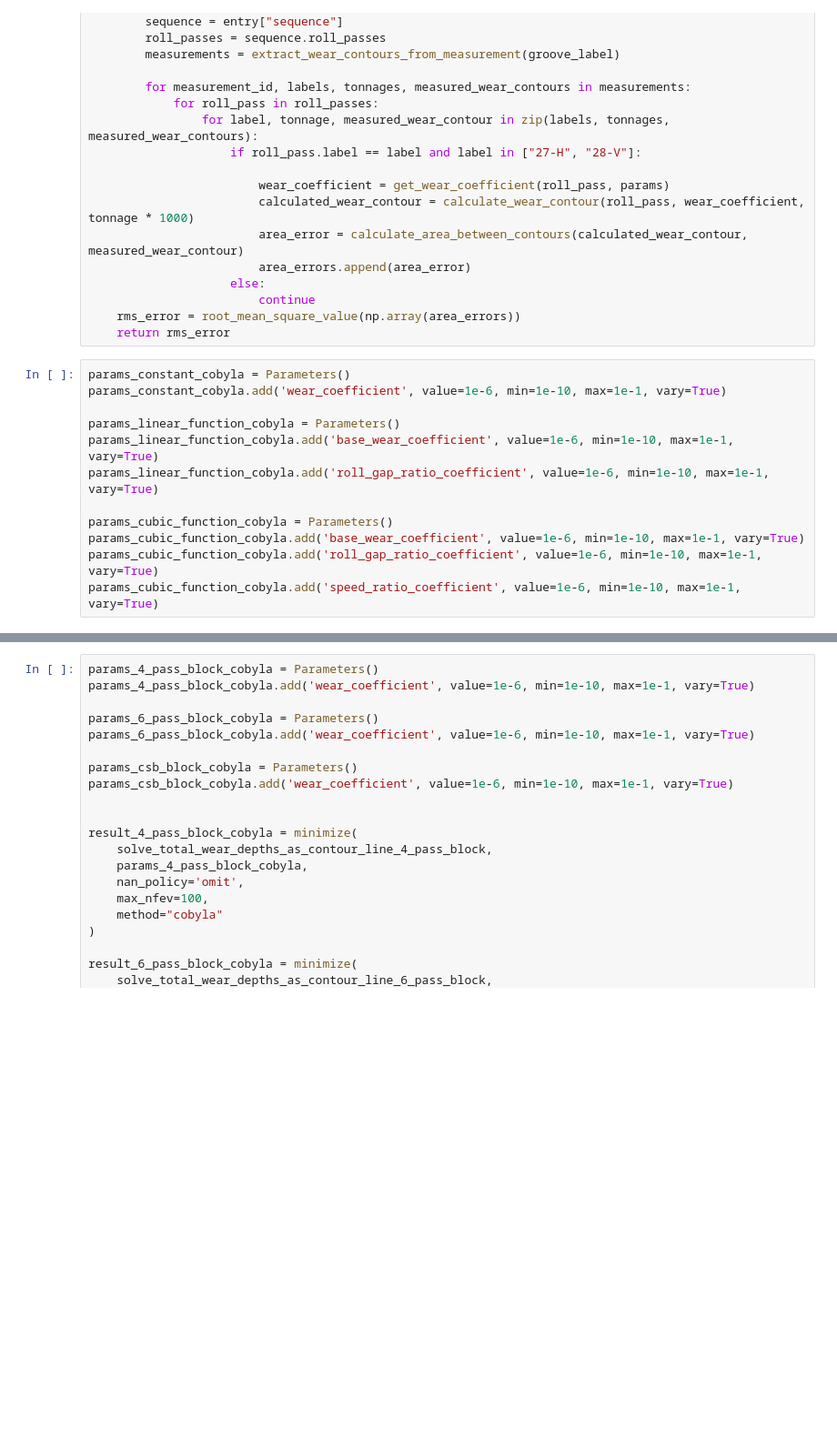
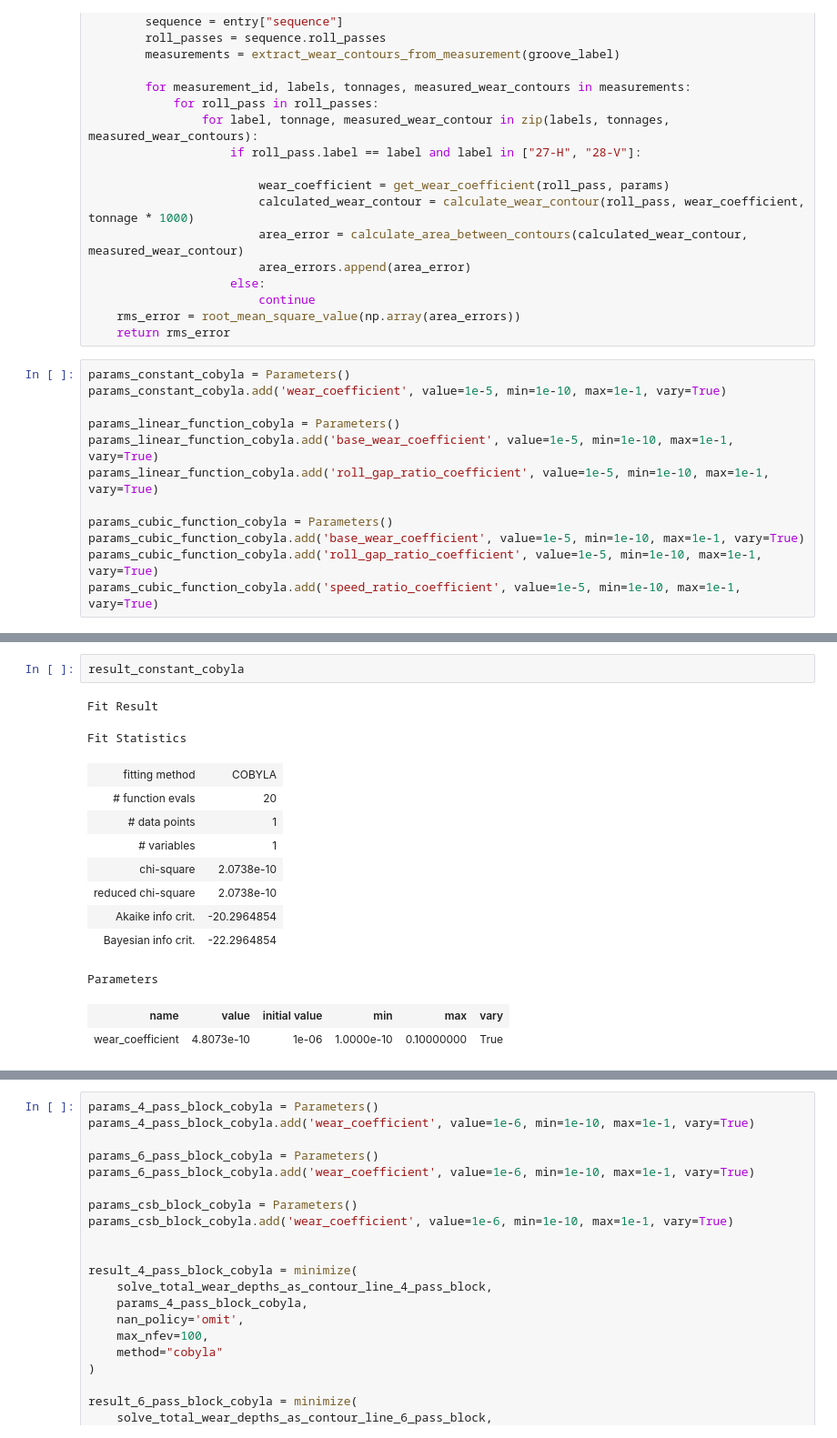
Before and after one commit to ChRen95/phd-thesis-fitting-wear-coefficient, a Jupyter notebook: coefficient_fitting.ipynb, the cells around one changed output, grey strips where cells are left out. Shown at 91% size. Cells and saved outputs as stored; diff of their text form; blank space fills up the shorter version.

```diff
--- a/coefficient_fitting.ipynb
+++ b/coefficient_fitting.ipynb
@@ -150,13 +167,13 @@ def solve_total_wear_depths_as_contour_line_csb_block(params):
     return rms_error
 # %%
 params_constant_cobyla = Parameters()
-params_constant_cobyla.add('wear_coefficient', value=1e-6, min=1e-10, max=1e-1, vary=True)
+params_constant_cobyla.add('wear_coefficient', value=1e-5, min=1e-10, max=1e-1, vary=True)
 
 params_linear_function_cobyla = Parameters()
-params_linear_function_cobyla.add('base_wear_coefficient', value=1e-6, min=1e-10, max=1e-1, vary=True)
-params_linear_function_cobyla.add('roll_gap_ratio_coefficient', value=1e-6, min=1e-10, max=1e-1, vary=True)
+params_linear_function_cobyla.add('base_wear_coefficient', value=1e-5, min=1e-10, max=1e-1, vary=True)
+params_linear_function_cobyla.add('roll_gap_ratio_coefficient', value=1e-5, min=1e-10, max=1e-1, vary=True)
 
 params_cubic_function_cobyla = Parameters()
-params_cubic_function_cobyla.add('base_wear_coefficient', value=1e-6, min=1e-10, max=1e-1, vary=True)
-params_cubic_function_cobyla.add('roll_gap_ratio_coefficient', value=1e-6, min=1e-10, max=1e-1, vary=True)
-params_cubic_function_cobyla.add('speed_ratio_coefficient', value=1e-6, min=1e-10, max=1e-1, vary=True)
+params_cubic_function_cobyla.add('base_wear_coefficient', value=1e-5, min=1e-10, max=1e-1, vary=True)
+params_cubic_function_cobyla.add('roll_gap_ratio_coefficient', value=1e-5, min=1e-10, max=1e-1, vary=True)
+params_cubic_function_cobyla.add('speed_ratio_coefficient', value=1e-5, min=1e-10, max=1e-1, vary=True)
@@ -163 +206,17 @@ params_cubic_function_cobyla.add('speed_ratio_coefficient', value=1e-6, min=1e-1
+# %%
+result_constant_cobyla
+# %% [output]
+Fit Result
+Fit Statistics
+| fitting method | COBYLA |
+| # function evals | 20 |
+| # data points | 1 |
+| # variables | 1 |
+| chi-square | 2.0738e-10 |
+| reduced chi-square | 2.0738e-10 |
+| Akaike info crit. | -20.2964854 |
+| Bayesian info crit. | -22.2964854 |
+Parameters
+| name | value | initial value | min | max | vary |
+| wear_coefficient | 4.8073e-10 | 1e-06 | 1.0000e-10 | 0.10000000 | True |
 # %%
```
Also changed, not shown: parts of 10 cells of this notebook, 4 other files.
